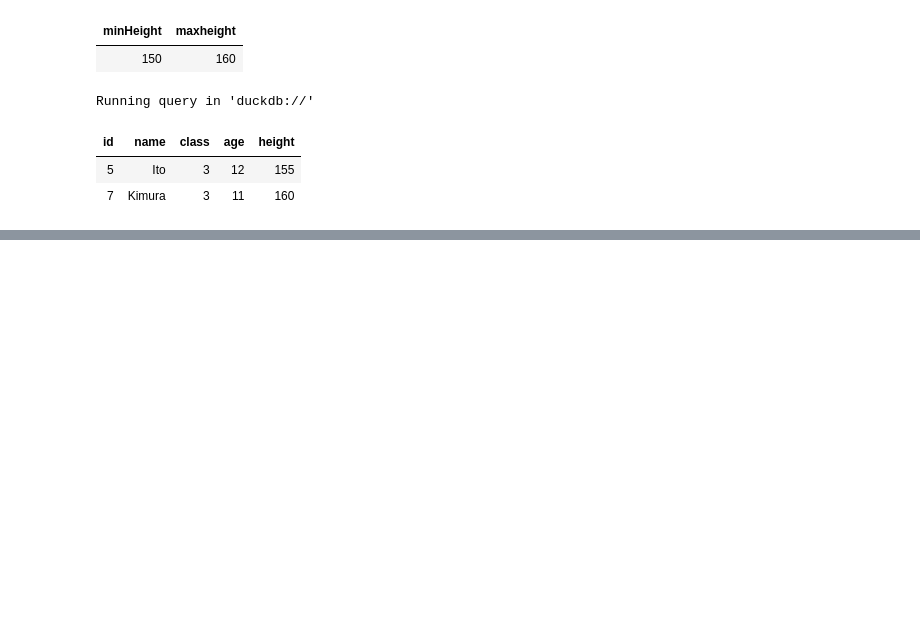
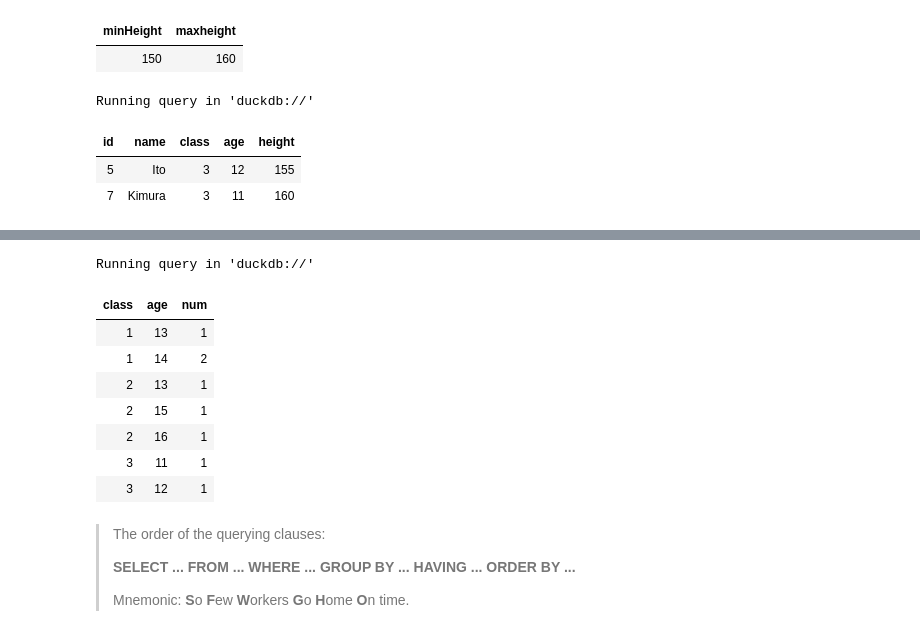
Before and after one commit to shefali-walia/ds-foundations, a Jupyter notebook: week08-sql/notes.ipynb, the cells around one changed output, grey strips where cells are left out. Drawn from its saved outputs; the diff is of its cells as text; code cells hidden in the pictures; blank space fills up the shorter version.

```diff
--- a/week08-sql/notes.ipynb
+++ b/week08-sql/notes.ipynb
@@ -565,0 +632,21 @@ Running query in 'duckdb://'
+# %%
+%%sql
+SELECT class, age, COUNT(*) AS num FROM emp_list GROUP BY 1,2;
+# specifying columns to group by by their column numbers - confusing for larger databases
+# %% [output]
+Running query in 'duckdb://'
+| class | age | num |
+| 1 | 13 | 1 |
+| 1 | 14 | 2 |
+| 2 | 13 | 1 |
+| 2 | 15 | 1 |
+| 2 | 16 | 1 |
+| 3 | 11 | 1 |
+| 3 | 12 | 1 |
+# %% [markdown]
+>The order of the querying clauses:
+>
+>**SELECT ... FROM ... WHERE ... GROUP BY ... HAVING ... ORDER BY ...**
+>
+>Mnemonic:
+>**S**o **F**ew **W**orkers **G**o **H**ome **O**n time.
```
Also changed, not shown: parts of 11 cells of this notebook.
